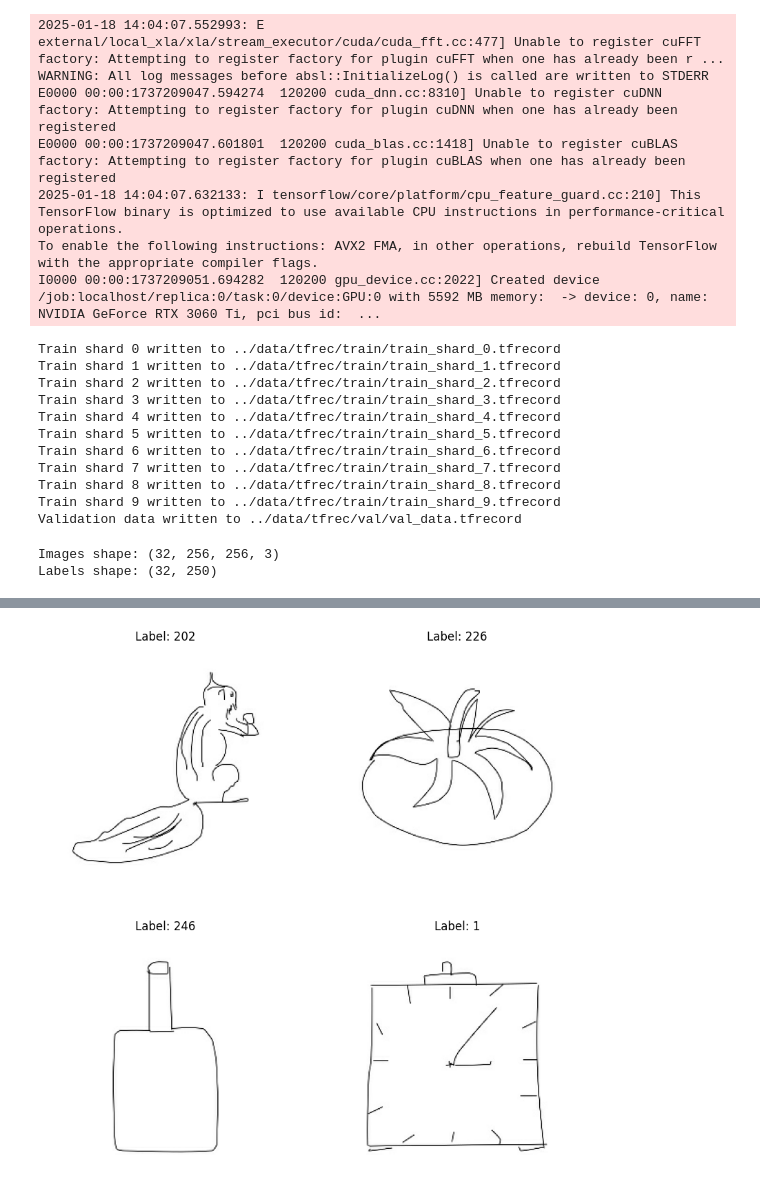
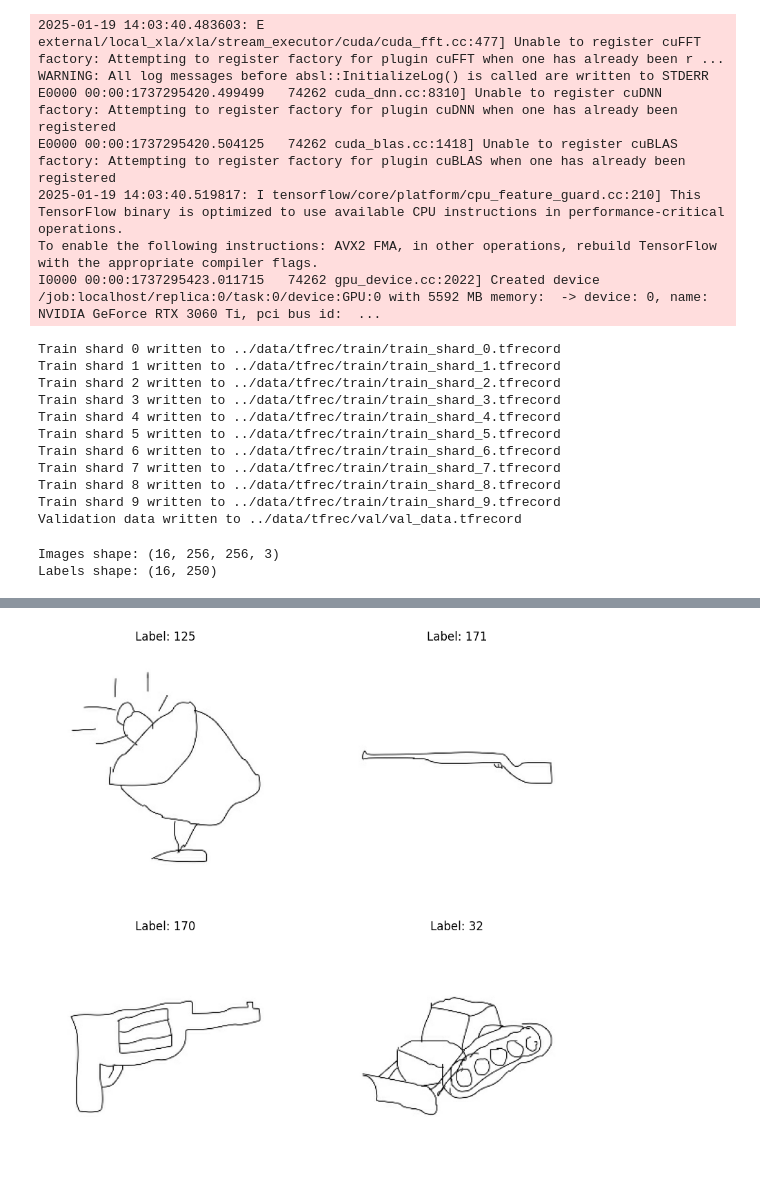
Before and after one commit to Qizix/sketch-cnn-classifier-web, a Jupyter notebook: notebooks/data_presess_second_try.ipynb, the cells around one changed output, grey strips where cells are left out. Saved outputs shown, nothing was run; the diff lists cells and outputs as text; code cells hidden in the pictures.

Commit message:
upd train pipline

```diff
--- a/notebooks/data_presess_second_try.ipynb
+++ b/notebooks/data_presess_second_try.ipynb
@@ -4,12 +4,27 @@ import tensorflow as tf
 import numpy as np
 from sklearn.model_selection import train_test_split
 from tensorflow.keras.preprocessing.image import ImageDataGenerator
-import random
+import random, json
+
+with open("../configs/config.json", "r") as file:
+    config = json.load(file)
+
+IMAGE_SIZE = (config['model']['input_size'], config['model']['input_size'])
+img_size = config['model']['input_size']
+BATCH_SIZE = config['model']['batch_size']
+NUM_CLASSES = config['model']['output_size']
+PNG_DIR = config['data']['png_path']
+TFREC_TRAIN_DIR = config['data']['precessed_train_path']
+TFREC_VALID_DIR = config['data']['precessed_valid_path']
+MODEL_FINAL_DIR = config['training']['final_model_dir']
+MODEL_CHECK_DIR = config['training']['checkpoint_dir']
 
 # Шляхи до датасету
-dataset_path = "../data/precessed/png_images/"
-train_output_path = "../data/tfrec/train/"  # Шлях для збереження тренувальних TFRecord файлів
-val_output_path = "../data/tfrec/val/"  # Шлях для збереження валідаційних TFRecord файлів
+dataset_path = PNG_DIR
+train_output_path = TFREC_TRAIN_DIR
+val_output_path = TFREC_VALID_DIR
+
+
 os.makedirs(train_output_path, exist_ok=True)
 os.makedirs(val_output_path, exist_ok=True)
 
@@ -71,19 +86,16 @@ def create_tfrecord_onehot(dataset_path, train_output_path, val_output_path, num
             writer.write(example.SerializeToString())
         print(f"Validation data written to {val_output_file}")
 
-# Кількість класів
-num_classes = 250  # Заміни на кількість класів у твоєму датасеті
-
 # Створюємо TFRecord файли з перемішуванням та аугментацією
-create_tfrecord_onehot(dataset_path, train_output_path, val_output_path, num_classes, val_split=0.2)
+create_tfrecord_onehot(dataset_path, train_output_path, val_output_path, NUM_CLASSES, val_split=0.2)
 # %% [output]
-2025-01-18 14:04:07.552993: E external/local_xla/xla/stream_executor/cuda/cuda_fft.cc:477] Unable to register cuFFT factory: Attempting to register factory for plugin cuFFT when one has already been r ...
+2025-01-19 14:03:40.483603: E external/local_xla/xla/stream_executor/cuda/cuda_fft.cc:477] Unable to register cuFFT factory: Attempting to register factory for plugin cuFFT when one has already been r ...
 WARNING: All log messages before absl::InitializeLog() is called are written to STDERR
-E0000 00:00:1737209047.594274  120200 cuda_dnn.cc:8310] Unable to register cuDNN factory: Attempting to register factory for plugin cuDNN when one has already been registered
-E0000 00:00:1737209047.601801  120200 cuda_blas.cc:1418] Unable to register cuBLAS factory: Attempting to register factory for plugin cuBLAS when one has already been registered
-2025-01-18 14:04:07.632133: I tensorflow/core/platform/cpu_feature_guard.cc:210] This TensorFlow binary is optimized to use available CPU instructions in performance-critical operations.
+E0000 00:00:1737295420.499499   74262 cuda_dnn.cc:8310] Unable to register cuDNN factory: Attempting to register factory for plugin cuDNN when one has already been registered
+E0000 00:00:1737295420.504125   74262 cuda_blas.cc:1418] Unable to register cuBLAS factory: Attempting to register factory for plugin cuBLAS when one has already been registered
+2025-01-19 14:03:40.519817: I tensorflow/core/platform/cpu_feature_guard.cc:210] This TensorFlow binary is optimized to use available CPU instructions in performance-critical operations.
 To enable the following instructions: AVX2 FMA, in other operations, rebuild TensorFlow with the appropriate compiler flags.
-I0000 00:00:1737209051.694282  120200 gpu_device.cc:2022] Created device /job:localhost/replica:0/task:0/device:GPU:0 with 5592 MB memory:  -> device: 0, name: NVIDIA GeForce RTX 3060 Ti, pci bus id:  ...
+I0000 00:00:1737295423.011715   74262 gpu_device.cc:2022] Created device /job:localhost/replica:0/task:0/device:GPU:0 with 5592 MB memory:  -> device: 0, name: NVIDIA GeForce RTX 3060 Ti, pci bus id:  ...
 Train shard 0 written to ../data/tfrec/train/train_shard_0.tfrecord
 Train shard 1 written to ../data/tfrec/train/train_shard_1.tfrecord
 Train shard 2 written to ../data/tfrec/train/train_shard_2.tfrecord
@@ -112,7 +124,7 @@ def parse_tfrecord_onehot(example_proto, num_classes):
     return image, label
 
 # Завантажуємо TFRecord файли
-def load_tfrecord_onehot_dataset(tfrecord_files, num_classes, batch_size=32):
+def load_tfrecord_onehot_dataset(tfrecord_files, num_classes, batch_size=BATCH_SIZE):
     dataset = tf.data.TFRecordDataset(tfrecord_files)
     dataset = dataset.map(lambda x: parse_tfrecord_onehot(x, num_classes), num_parallel_calls=tf.data.experimental.AUTOTUNE)
     dataset = dataset.batch(batch_size).prefetch(tf.data.experimental.AUTOTUNE)
@@ -122,8 +134,8 @@ def load_tfrecord_onehot_dataset(tfrecord_files, num_classes, batch_size=32):
 train_tfrecord_files = [os.path.join(train_output_path, f) for f in os.listdir(train_output_path) if f.endswith('.tfrecord')]
 val_tfrecord_files = [os.path.join(val_output_path, f) for f in os.listdir(val_output_path) if f.endswith('.tfrecord')]
 
-train_dataset = load_tfrecord_onehot_dataset(train_tfrecord_files, num_classes, batch_size=32)
-val_dataset = load_tfrecord_onehot_dataset(val_tfrecord_files, num_classes, batch_size=32)
+train_dataset = load_tfrecord_onehot_dataset(train_tfrecord_files, NUM_CLASSES, batch_size=BATCH_SIZE)
+val_dataset = load_tfrecord_onehot_dataset(val_tfrecord_files, NUM_CLASSES, batch_size=BATCH_SIZE)
 
 # Приклад використання датасету
 for images, labels in train_dataset.take(1):
@@ -156,5 +168,5 @@ def visualize_images(dataset, num_images=4, is_onehot=False):
 # Виводимо зображення
 visualize_images(train_dataset, is_onehot=True)  # Встанови is_onehot=True, якщо мітки у форматі one-hot encoding
 # %% [output]
-Images shape: (32, 256, 256, 3)
-Labels shape: (32, 250)
+Images shape: (16, 256, 256, 3)
+Labels shape: (16, 250)
@@ -161 +175 @@ Labels shape: (32, 250)
-[figure, old version]
+[figure, new version]
```
Also changed, not shown: parts of 1 cell of this notebook, 5 other files.
